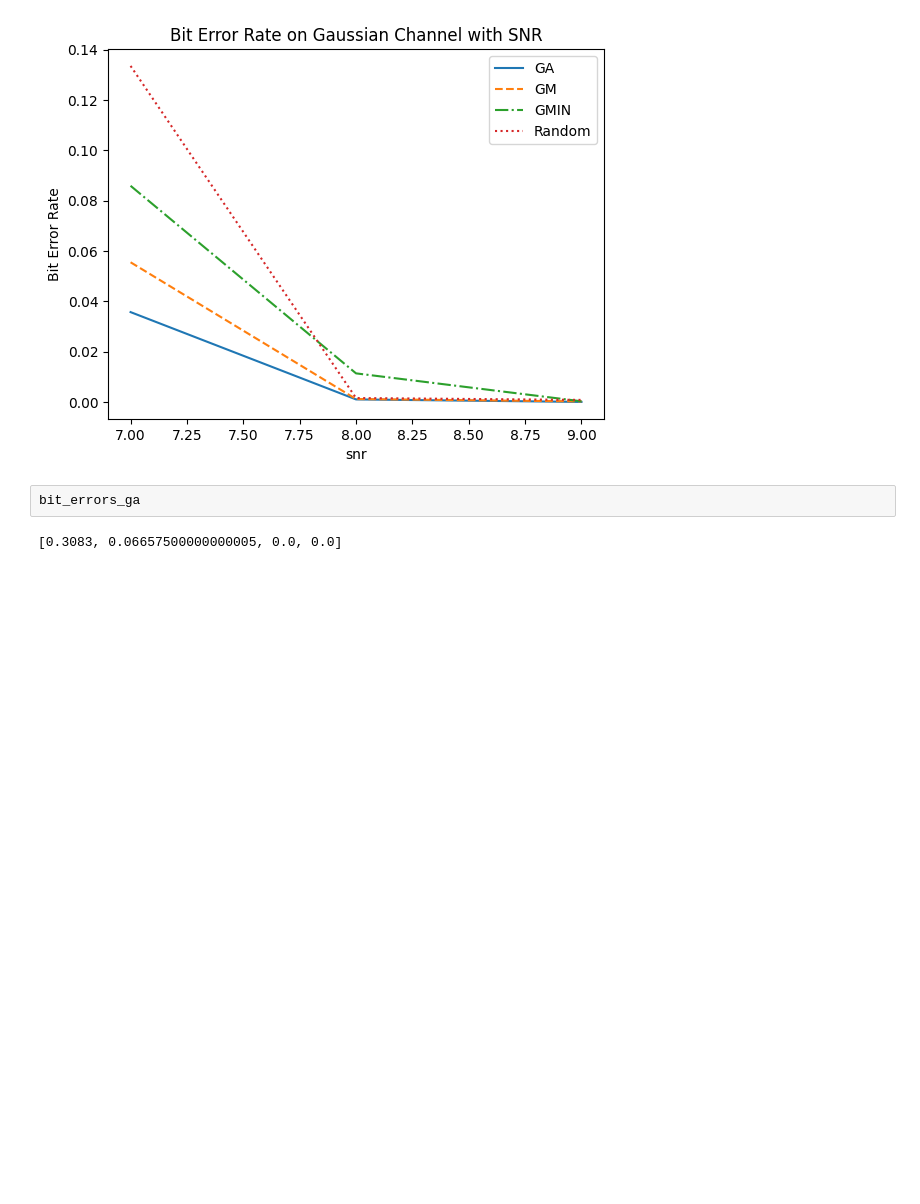
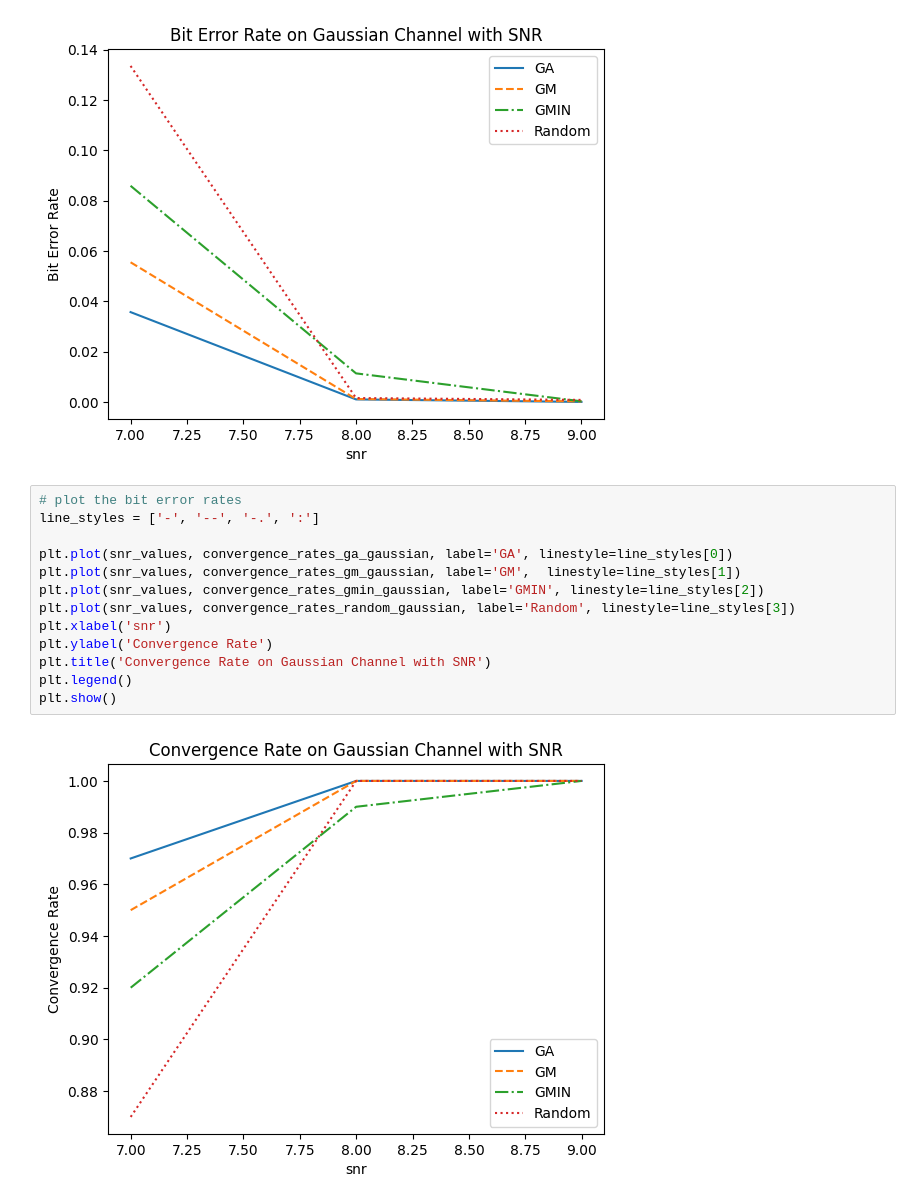
Before and after one commit to malteweber/ldpc, a Jupyter notebook: simulation.ipynb, the cells around one changed output. Drawn from its saved outputs; the diff is of its cells as text; blank space fills up the shorter version.

```diff
--- a/simulation.ipynb
+++ b/simulation.ipynb
@@ -294,6 +290,17 @@ plt.show()
 # %% [output]
 [figure]
 # %%
-bit_errors_ga
+# plot the bit error rates
+line_styles = ['-', '--', '-.', ':']
+
+plt.plot(snr_values, convergence_rates_ga_gaussian, label='GA', linestyle=line_styles[0])
+plt.plot(snr_values, convergence_rates_gm_gaussian, label='GM',  linestyle=line_styles[1])
+plt.plot(snr_values, convergence_rates_gmin_gaussian, label='GMIN', linestyle=line_styles[2])
+plt.plot(snr_values, convergence_rates_random_gaussian, label='Random', linestyle=line_styles[3])
+plt.xlabel('snr')
+plt.ylabel('Convergence Rate')
+plt.title('Convergence Rate on Gaussian Channel with SNR')
+plt.legend()
+plt.show()
 # %% [output]
-[0.3083, 0.06657500000000005, 0.0, 0.0]
+[figure, added]
```
Also changed, not shown: parts of 3 cells of this notebook, 1 other file.
